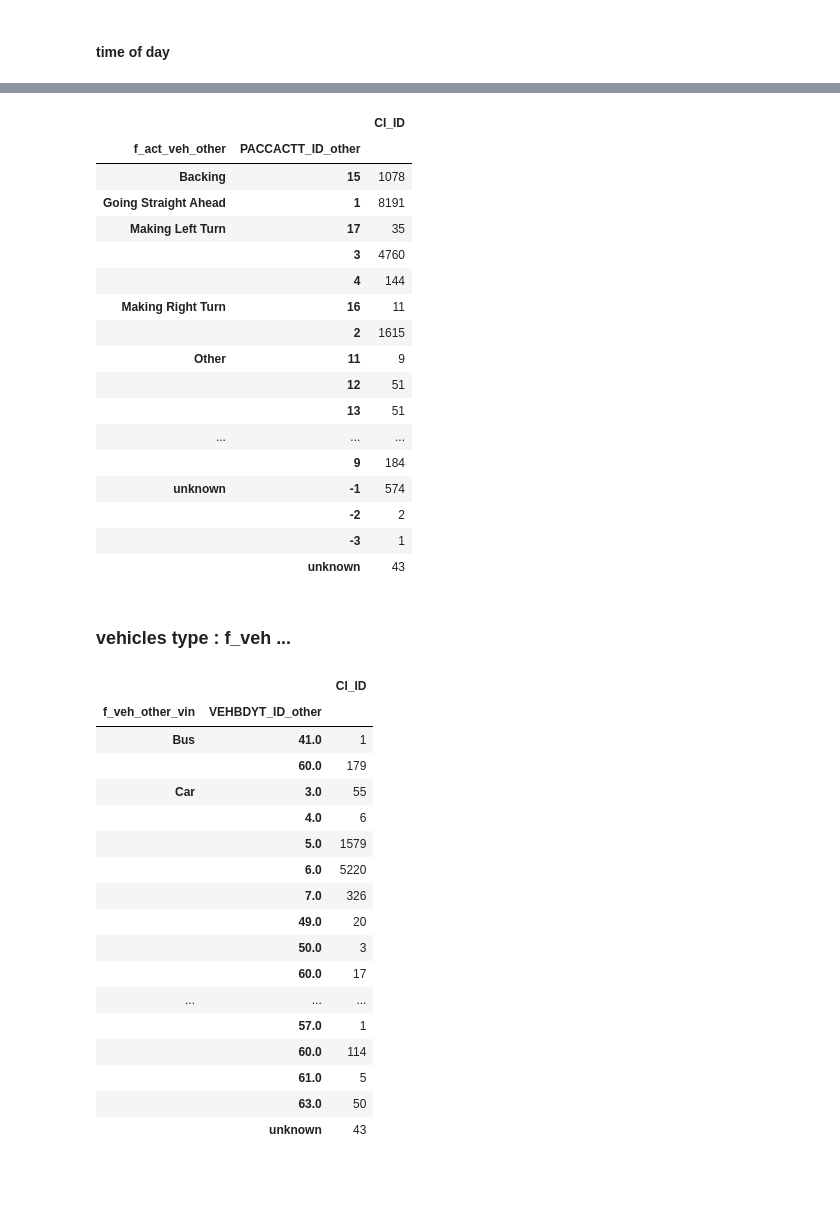
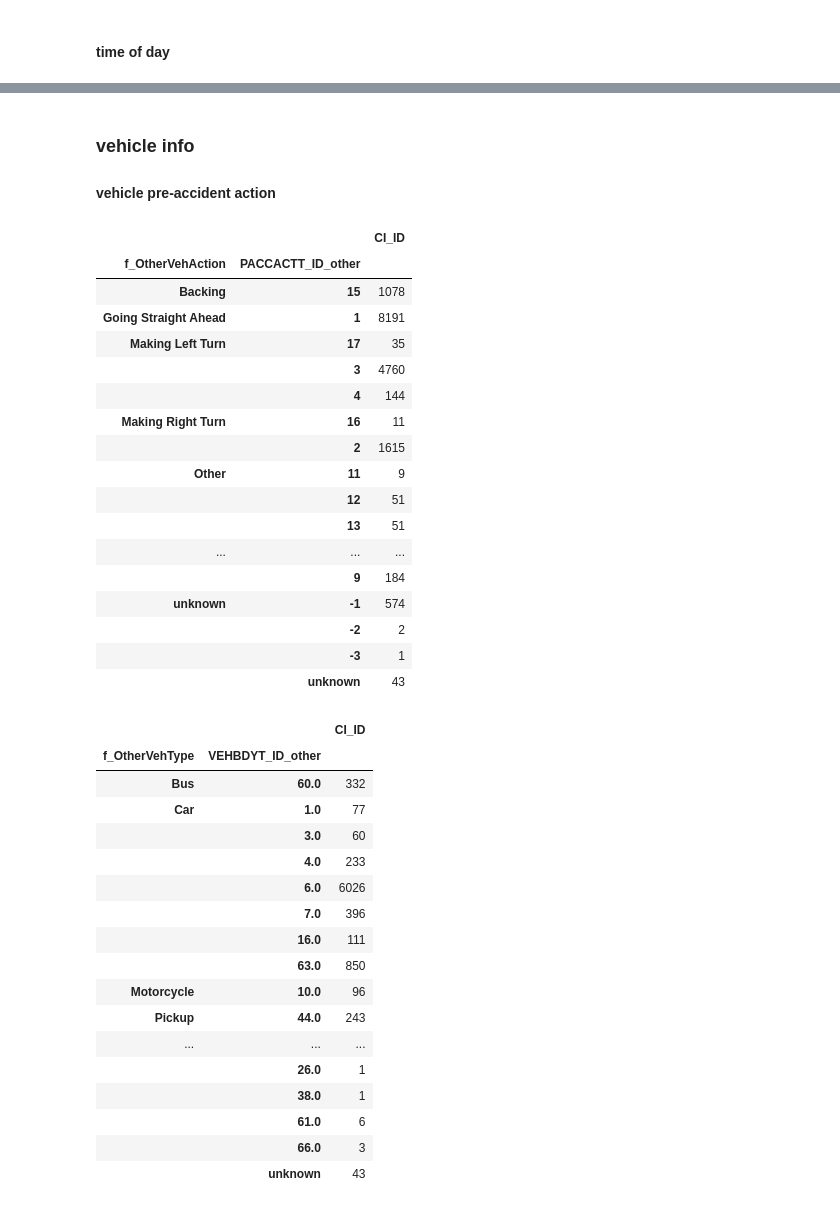
Before and after one commit to MODA-NYC/Project_SevereCrashes, a Jupyter notebook: MatchedVariableMap.ipynb, the cells around one changed output, grey strips where cells are left out. Cells and saved outputs as stored; diff of their text form; code cells hidden in the pictures; blank space fills up the shorter version.

```diff
--- a/MatchedVariableMap.ipynb
+++ b/MatchedVariableMap.ipynb
@@ -438,11 +437,14 @@ ped.fillna('-').groupby(['f_act_ped','PBACTT_DMV_CDE']).count()[['CI_ID']]
 |  | 8 | 13 |
 |  | 9 | 134 |
 | unknown | -1 | 1844 |
+# %% [markdown]
+### vehicle info
+#### vehicle pre-accident action
 # %%
-ped.fillna('-').groupby(['f_act_veh_other','PACCACTT_ID_other']).count()[['CI_ID']]
+ped.fillna('-').groupby(['f_OtherVehAction','PACCACTT_ID_other']).count()[['CI_ID']]
 # %% [output]
 |  |  | CI_ID |
-| f_act_veh_other | PACCACTT_ID_other |  |
+| f_OtherVehAction | PACCACTT_ID_other |  |
 | Backing | 15 | 1078 |
 | Going Straight Ahead | 1 | 8191 |
 | Making Left Turn | 17 | 35 |
@@ -459,26 +461,24 @@ ped.fillna('-').groupby(['f_act_veh_other','PACCACTT_ID_other']).count()[['CI_ID
 |  | -2 | 2 |
 |  | -3 | 1 |
 |  | unknown | 43 |
-# %% [markdown]
-### vehicles type :  f_veh ...
 # %%
-ped.fillna('-').groupby(['f_veh_other_vin','VEHBDYT_ID_other']).count()[['CI_ID']]
+ped.fillna('-').groupby(['f_OtherVehType','VEHBDYT_ID_other']).count()[['CI_ID']]
 # %% [output]
 |  |  | CI_ID |
-| f_veh_other_vin | VEHBDYT_ID_other |  |
-| Bus | 41.0 | 1 |
-|  | 60.0 | 179 |
-| Car | 3.0 | 55 |
-|  | 4.0 | 6 |
-|  | 5.0 | 1579 |
-|  | 6.0 | 5220 |
-|  | 7.0 | 326 |
-|  | 49.0 | 20 |
-|  | 50.0 | 3 |
-|  | 60.0 | 17 |
+| f_OtherVehType | VEHBDYT_ID_other |  |
+| Bus | 60.0 | 332 |
+| Car | 1.0 | 77 |
+|  | 3.0 | 60 |
+|  | 4.0 | 233 |
+|  | 6.0 | 6026 |
+|  | 7.0 | 396 |
+|  | 16.0 | 111 |
+|  | 63.0 | 850 |
+| Motorcycle | 10.0 | 96 |
+| Pickup | 44.0 | 243 |
 | ... | ... | ... |
-|  | 57.0 | 1 |
-|  | 60.0 | 114 |
-|  | 61.0 | 5 |
-|  | 63.0 | 50 |
+|  | 26.0 | 1 |
+|  | 38.0 | 1 |
+|  | 61.0 | 6 |
+|  | 66.0 | 3 |
 |  | unknown | 43 |
```
Also changed, not shown: parts of 31 cells of this notebook, 2 other files.
